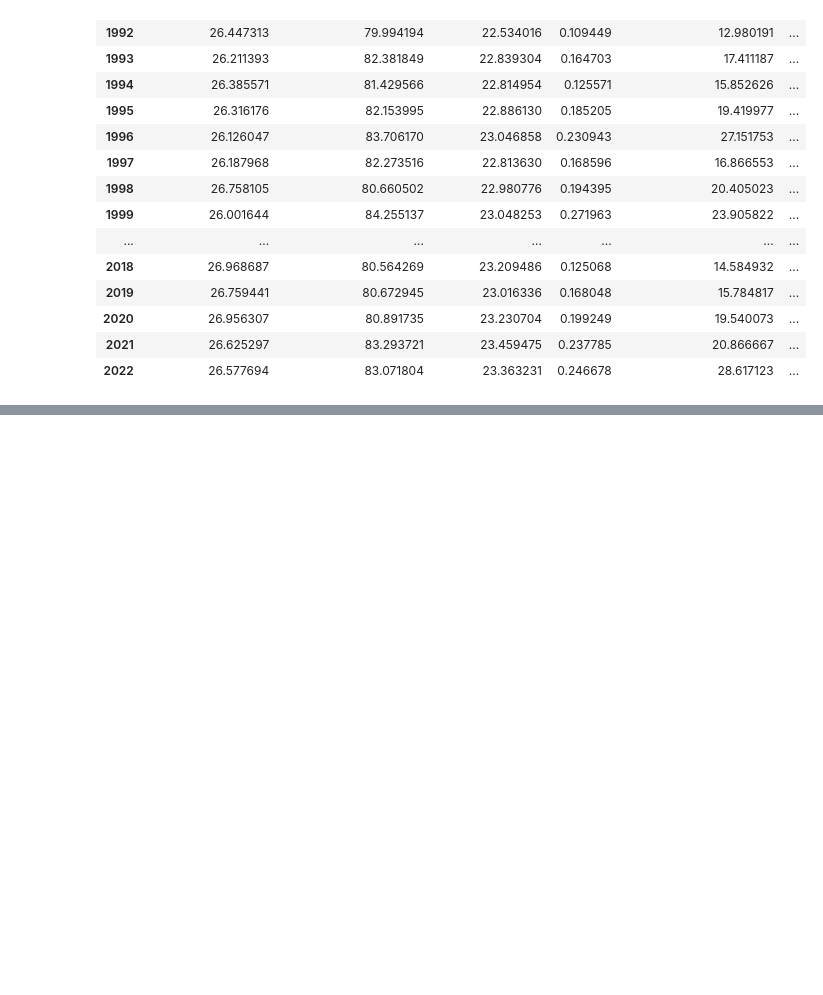
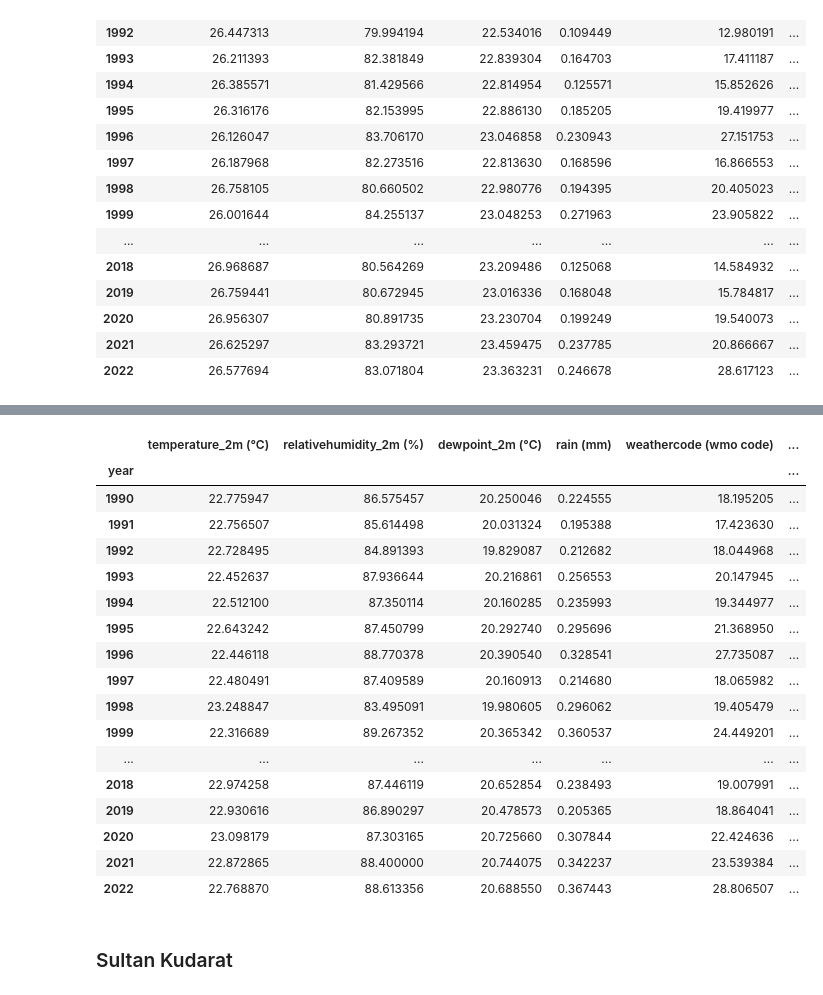
Before and after one commit to darahmanayaga/thesis-2, a Jupyter notebook: historical-data-hourly-to-annual.ipynb, the cells around one changed output, grey strips where cells are left out. Drawn from its saved outputs; the diff is of its cells as text; code cells hidden in the pictures; blank space fills up the shorter version.

```diff
--- a/historical-data-hourly-to-annual.ipynb
+++ b/historical-data-hourly-to-annual.ipynb
@@ -233,0 +276,38 @@ davao_city_annual
+# %%
+sarangani = pd.read_csv(r"csv-files/REGION XII - Sarangani.csv", header = 2)
+# %%
+sarangani['time'] = pd.to_datetime(sarangani['time'])
+# %%
+sarangani['year'] = sarangani['time'].dt.year
+# %%
+sarangani_annual = sarangani.groupby("year")[['temperature_2m (°C)', 'relativehumidity_2m (%)',
+       'dewpoint_2m (°C)', 'rain (mm)', 'weathercode (wmo code)',
+       'surface_pressure (hPa)', 'cloudcover (%)',
+       'et0_fao_evapotranspiration (mm)', 'vapor_pressure_deficit (kPa)',
+       'windspeed_10m (km/h)', 'winddirection_10m (°)', 'windgusts_10m (km/h)',
+       'soil_temperature_28_to_100cm (°C)',
+       'soil_moisture_28_to_100cm (m³/m³)', 'direct_radiation (W/m²)',
+       'diffuse_radiation (W/m²)']].mean()
+# %%
+sarangani_annual
+# %% [output]
+|  | temperature_2m (°C) | relativehumidity_2m (%) | dewpoint_2m (°C) | rain (mm) | weathercode (wmo code) | ... |
+| year |  |  |  |  |  | ... |
+| 1990 | 22.775947 | 86.575457 | 20.250046 | 0.224555 | 18.195205 | ... |
+| 1991 | 22.756507 | 85.614498 | 20.031324 | 0.195388 | 17.423630 | ... |
+| 1992 | 22.728495 | 84.891393 | 19.829087 | 0.212682 | 18.044968 | ... |
+| 1993 | 22.452637 | 87.936644 | 20.216861 | 0.256553 | 20.147945 | ... |
+| 1994 | 22.512100 | 87.350114 | 20.160285 | 0.235993 | 19.344977 | ... |
+| 1995 | 22.643242 | 87.450799 | 20.292740 | 0.295696 | 21.368950 | ... |
+| 1996 | 22.446118 | 88.770378 | 20.390540 | 0.328541 | 27.735087 | ... |
+| 1997 | 22.480491 | 87.409589 | 20.160913 | 0.214680 | 18.065982 | ... |
+| 1998 | 23.248847 | 83.495091 | 19.980605 | 0.296062 | 19.405479 | ... |
+| 1999 | 22.316689 | 89.267352 | 20.365342 | 0.360537 | 24.449201 | ... |
+| ... | ... | ... | ... | ... | ... | ... |
+| 2018 | 22.974258 | 87.446119 | 20.652854 | 0.238493 | 19.007991 | ... |
+| 2019 | 22.930616 | 86.890297 | 20.478573 | 0.205365 | 18.864041 | ... |
+| 2020 | 23.098179 | 87.303165 | 20.725660 | 0.307844 | 22.424636 | ... |
+| 2021 | 22.872865 | 88.400000 | 20.744075 | 0.342237 | 23.539384 | ... |
+| 2022 | 22.768870 | 88.613356 | 20.688550 | 0.367443 | 28.806507 | ... |
+# %% [markdown]
+### Sultan Kudarat
```
Also changed, not shown: parts of 19 cells of this notebook.
